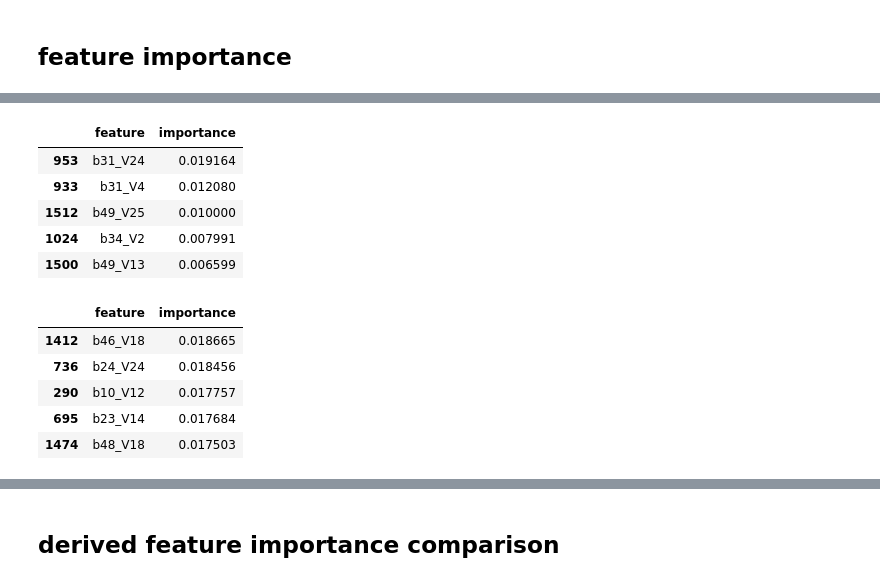
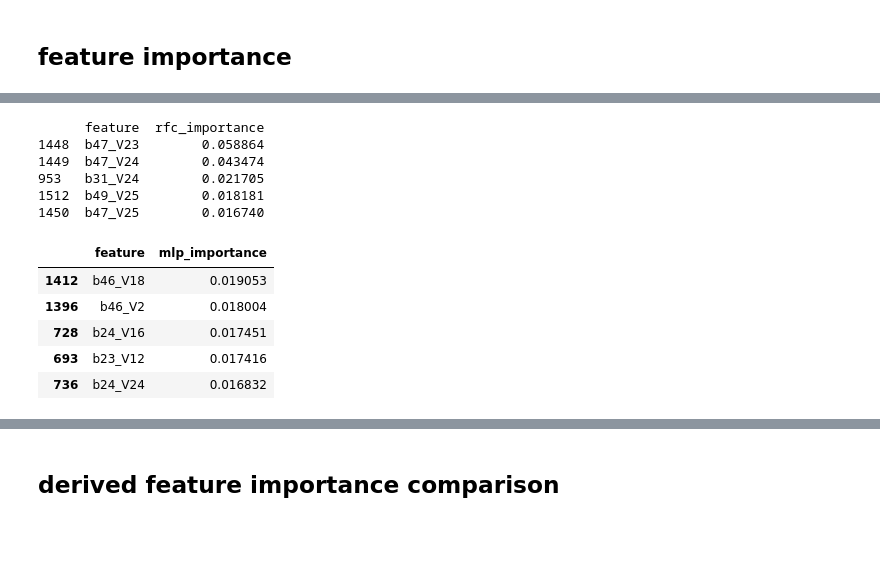
Before and after one commit to MASILab/Capstone_WhiteMatterML, a Jupyter notebook: modeling_no_reduction.ipynb, the cells around one changed output, grey strips where cells are left out. Cells and saved outputs as stored; diff of their text form; code cells hidden in the pictures; blank space fills up the shorter version.

Commit message:
pipeline done through feature importance

```diff
--- a/modeling_no_reduction.ipynb
+++ b/modeling_no_reduction.ipynb
@@ -207,0 +215,33 @@ AdaBoostClassifier(learning_rate=1.1, random_state=726)
+# %%
+oversample_smt = SMOTE(random_state=726)
+# oversample_bdl = BorderlineSMOTE()
+# oversample_ada = ADASYN()
+x_train_over, y_train_over = oversample_smt.fit_resample(x_train_og, y_train_og)
+
+y_full_over = (pd.concat([y_train_over, y_test_og], axis=0))
+x_full_over = (pd.concat([x_train_over, x_test_og], axis=0))
+
+# Logistic Regression Classification Model ---
+mod_lgrg = LogisticRegression(max_iter=100000,solver="sag", random_state = 726)
+
+# Support Vector Classification Model ---
+mod_svc  = svm.SVC(random_state=726, kernel='linear' ,probability = True,break_ties=True)
+
+# Random Forest Classification Model ---
+mod_rfc = RandomForestClassifier(random_state=726, max_features=0.2)
+
+# Multi-Layer Perceptron Classification Model ---
+mod_mlp = MLPClassifier(random_state=726, activation = "tanh", alpha=0.0005, hidden_layer_sizes=(150,), learning_rate = "adaptive")
+
+# Gradient Boosted Tree Classification Model ---
+mod_gbt = GradientBoostingClassifier(random_state=726, n_estimators=80, learning_rate=1, max_features=3, max_depth=3)
+
+# AdaBoost Classification Model ---
+mod_abc = AdaBoostClassifier(random_state=726, n_estimators=50,learning_rate=1.05)
+
+mod_lgrg.fit(x_train_og, y_train_og.to_numpy().ravel())
+mod_svc.fit(x_train_og, y_train_og.to_numpy().ravel())
+mod_rfc.fit(x_train_over, y_train_over.to_numpy().ravel())
+mod_mlp.fit(x_train_og, y_train_og.to_numpy().ravel())
+mod_gbt.fit(x_train_over, y_train_over.to_numpy().ravel())
+mod_abc.fit(x_train_over, y_train_over.to_numpy().ravel())
@@ -565,16 +593,16 @@ fimp_svc.sort_values(by=["absolute importance"], ascending=False).drop("absolute
 importance_rfc = mod_rfc.feature_importances_
 
 fimp_rfc = pd.concat((pd.DataFrame(x_full_og.columns).rename(columns={0:"feature"}),
-                      pd.DataFrame(importance_rfc).rename(columns={0:"importance"})),axis=1)
+                      pd.DataFrame(importance_rfc).rename(columns={0:"rfc_importance"})),axis=1)
 
-fimp_rfc.sort_values(by=["importance"], ascending=False).head(5)
+print(fimp_rfc.sort_values(by=["rfc_importance"], ascending=False).head(5))
 # %% [output]
-|  | feature | importance |
-| 953 | b31_V24 | 0.019164 |
-| 933 | b31_V4 | 0.012080 |
-| 1512 | b49_V25 | 0.010000 |
-| 1024 | b34_V2 | 0.007991 |
-| 1500 | b49_V13 | 0.006599 |
+      feature  rfc_importance
+1448  b47_V23        0.058864
+1449  b47_V24        0.043474
+953   b31_V24        0.021705
+1512  b49_V25        0.018181
+1450  b47_V25        0.016740
 # %%
 def get_feature_importance(j, n, y_test, x_test, test_pred, model):
     s = f1_score(y_test, test_pred) # baseline score
@@ -589,23 +617,23 @@ def get_feature_importance(j, n, y_test, x_test, test_pred, model):
     return s - total / n
 # %%
 # Feature importances
-n = 10
+n = 100
 f_mlp = []
 
 for j in tqdm(range(x_test_og.shape[1])): # n=50 : time=11min
     f_j = get_feature_importance(j, n, y_test_og, x_test_og, pred_test_mlp, mod_mlp)
     f_mlp.append(f_j)
 # %%
-fimp_mlp = pd.DataFrame({'feature': list(x_test_og.columns),'importance': f_mlp})
+fimp_mlp = pd.DataFrame({'feature': list(x_test_og.columns),'mlp_importance': f_mlp})
 
-fimp_mlp.sort_values(by=["importance"], ascending=False).head(5)
+fimp_mlp.sort_values(by=["mlp_importance"], ascending=False).head(5)
 # %% [output]
-|  | feature | importance |
-| 1412 | b46_V18 | 0.018665 |
-| 736 | b24_V24 | 0.018456 |
-| 290 | b10_V12 | 0.017757 |
-| 695 | b23_V14 | 0.017684 |
-| 1474 | b48_V18 | 0.017503 |
+|  | feature | mlp_importance |
+| 1412 | b46_V18 | 0.019053 |
+| 1396 | b46_V2 | 0.018004 |
+| 728 | b24_V16 | 0.017451 |
+| 693 | b23_V12 | 0.017416 |
+| 736 | b24_V24 | 0.016832 |
 # %%
 importance_gbt = mod_gbt.feature_importances_
 
```
Also changed, not shown: parts of 18 cells of this notebook.
